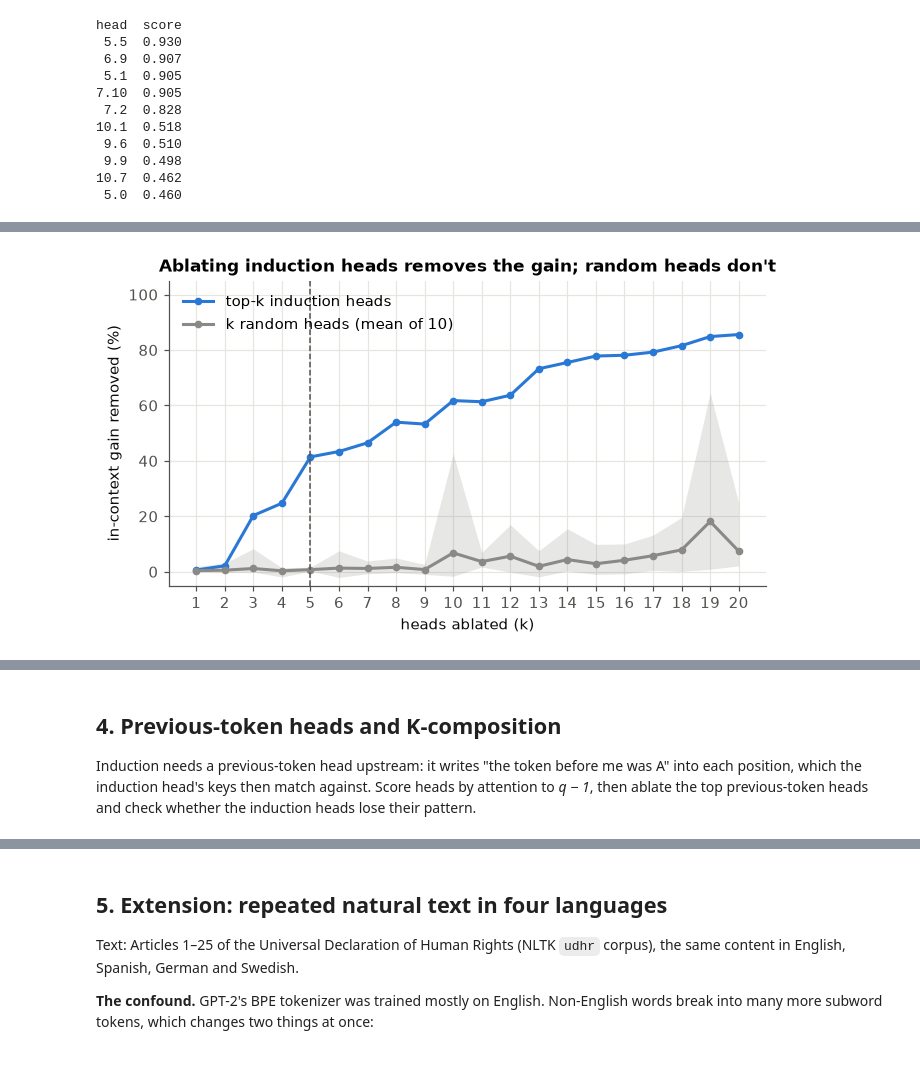
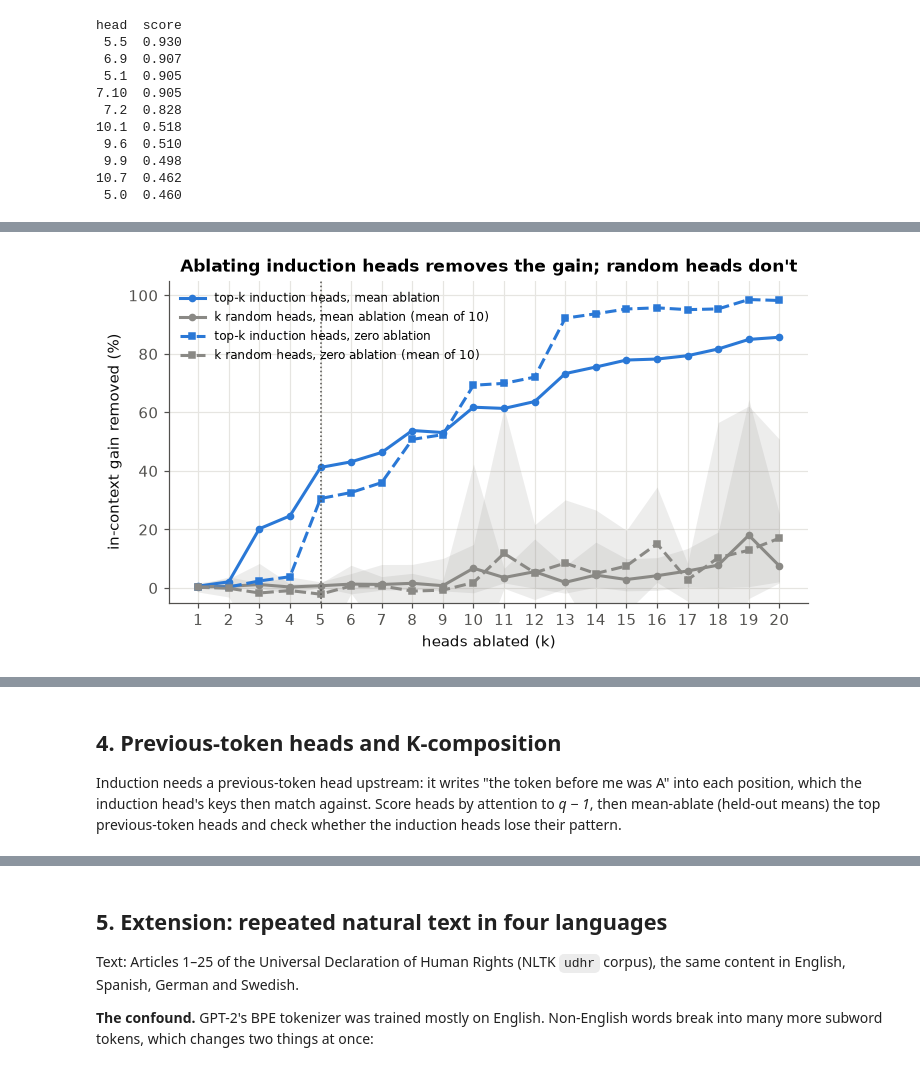
Before and after one commit to jhalcon27/induction-heads-multilingual, a Jupyter notebook: induction_heads.ipynb, the cells around one changed output, grey strips where cells are left out. Saved outputs shown, nothing was run; the diff lists cells and outputs as text; code cells hidden in the pictures.

```diff
--- a/induction_heads.ipynb
+++ b/induction_heads.ipynb
@@ -117,33 +123,61 @@ Control: the same number of randomly chosen heads, excluding the top 20 inductio
 # %%
 rng = np.random.default_rng(SEED)
 ranked = ind.top_heads(rand_scores, 20)
 ks = list(range(1, 21))
-top_removed, rand_removed = [], []
-for k in ks:
-    top_removed.append(ind.gain_removed(rand_clean, ind.ablated_gain(model, rand, L, ranked[:k])))
-    draws = [ind.gain_removed(rand_clean, ind.ablated_gain(model, rand, L, ind.random_heads(model, k, ranked, rng)))
-             for _ in range(N_RANDOM_DRAWS)]
-    rand_removed.append((np.mean(draws), np.min(draws), np.max(draws)))
-rand_removed = np.array(rand_removed)
 
-fig, ax = plt.subplots(figsize=(7, 3.6))
-ax.plot(ks, np.array(top_removed) * 100, color=COLORS["en"], marker="o", ms=4, label="top-k induction heads")
-ax.plot(ks, rand_removed[:, 0] * 100, color=COLORS["random"], marker="o", ms=4, label=f"k random heads (mean of {N_RANDOM_DRAWS})")
-ax.fill_between(ks, rand_removed[:, 1] * 100, rand_removed[:, 2] * 100, color=COLORS["random"], alpha=0.2, lw=0)
-ax.axvline(5, color=MUTED, lw=1, ls="--")
+rand_ref = ind.random_tokens(model, L, BATCH, SEED + 1)   # held-out batch, same distribution
+REF_MEANS = ind.head_means(model, rand_ref)                 # [layer, head, d_head]
+summary["config"]["heldout_seed"] = SEED + 1
+
+def removed(heads, means):
+    """% of the random-token gain removed; mean ablation with `means`, zero ablation if None."""
+    return ind.gain_removed(rand_clean, ind.loss_summary(ind.ablated_loss(model, rand, heads, means), L))
+
+draws = {k: [ind.random_heads(model, k, ranked, rng) for _ in range(N_RANDOM_DRAWS)] for k in ks}
+curves = {}
+for mode, means in [("mean", REF_MEANS), ("zero", None)]:
+    curves[mode] = {
+        "top": np.array([removed(ranked[:k], means) for k in ks]),
+        "random": np.array([[removed(heads, means) for heads in draws[k]] for k in ks]),   # [k, draw]
+    }
+
+fig, ax = plt.subplots(figsize=(7.5, 3.8))
+for mode, ls, marker in [("mean", "-", "o"), ("zero", "--", "s")]:
+    c = curves[mode]
+    ax.plot(ks, c["top"] * 100, color=COLORS["en"], ls=ls, marker=marker, ms=4,
+            label=f"top-k induction heads, {mode} ablation")
+    ax.plot(ks, c["random"].mean(1) * 100, color=COLORS["random"], ls=ls, marker=marker, ms=4,
+            label=f"k random heads, {mode} ablation (mean of {N_RANDOM_DRAWS})")
+    ax.fill_between(ks, c["random"].min(1) * 100, c["random"].max(1) * 100, color=COLORS["random"], alpha=0.15, lw=0)
+ax.axvline(5, color=MUTED, lw=1, ls=":")
 ax.set(xlabel="heads ablated (k)", ylabel="in-context gain removed (%)", ylim=(-5, 105), xticks=ks,
        title="Ablating induction heads removes the gain; random heads don't")
-ax.legend(frameon=False, loc="upper left")
+ax.legend(frameon=False, loc="upper left", fontsize=8)
 fig.savefig(FIG / "3_ablation_curve.png"); plt.show()
 
-single = {f"{l}.{h}": ind.gain_removed(rand_clean, ind.ablated_gain(model, rand, L, [(l, h)])) for l, h in ranked[:6]}
-print("one head at a time (% gain removed):", {k: round(100 * v, 1) for k, v in single.items()})
-print(f"top 5 together: {100 * top_removed[4]:.1f}% · top 10: {100 * top_removed[9]:.1f}% · top 20: {100 * top_removed[19]:.1f}%")
-print(f"5 random heads: {100 * rand_removed[4, 0]:.1f}% (range {100 * rand_removed[4, 1]:.1f}–{100 * rand_removed[4, 2]:.1f})")
+same_means = ind.head_means(model, rand)   # the previous method: means from the evaluated batch itself
+cmp = pd.DataFrame({
+    "mean, same batch (previous method)": [removed(ranked[:k], same_means) for k in (5, 10, 20)],
+    "mean, held-out batch": [curves["mean"]["top"][k - 1] for k in (5, 10, 20)],
+    "zero": [curves["zero"]["top"][k - 1] for k in (5, 10, 20)],
+}, index=["top 5", "top 10", "top 20"]) * 100
+print("% of in-context gain removed:"); print(cmp.round(1).to_string()); print()
+
+single = pd.DataFrame({
+    "mean, held-out": {f"{l}.{h}": removed([(l, h)], REF_MEANS) for l, h in ranked[:6]},
+    "zero": {f"{l}.{h}": removed([(l, h)], None) for l, h in ranked[:6]},
+}) * 100
+print("one head at a time (% gain removed):"); print(single.round(1).to_string()); print()
+for mode in ("mean", "zero"):
+    r = curves[mode]["random"][4] * 100
+    print(f"5 random heads, {mode} ablation: {r.mean():.1f}% (range {r.min():.1f}–{r.max():.1f})")
+
 summary["ablation_random_tokens"] = {
-    "top_k_removed": dict(zip(ks, top_removed)),
-    "random_k_removed_mean": dict(zip(ks, rand_removed[:, 0].tolist())),
-    "single_head_removed": single,
+    mode: {"top_k_removed": dict(zip(ks, curves[mode]["top"].tolist())),
+           "random_k_removed_mean": dict(zip(ks, curves[mode]["random"].mean(1).tolist()))}
+    for mode in curves
 }
+summary["ablation_random_tokens"]["same_batch_mean_previous_method"] = cmp.iloc[:, 0].to_dict()
+summary["ablation_random_tokens"]["single_head_removed"] = single.to_dict()
 # %% [output]
-[figure, old version]
+[figure, new version]
@@ -154,7 +202,7 @@ top 5 together: 41.4% · top 10: 61.8% · top 20: 85.6%
 ## 4. Previous-token heads and K-composition
 
 Induction needs a previous-token head upstream: it writes "the token before me was A" into each position,
-which the induction head's keys then match against. Score heads by attention to *q − 1*, then ablate the top
+which the induction head's keys then match against. Score heads by attention to *q − 1*, then mean-ablate (held-out means) the top
 previous-token heads and check whether the induction heads lose their pattern.
 # %%
 prev_scores = ind.prev_token_scores(rand_patterns)
```
Also changed, not shown: parts of 5 cells of this notebook, 4 other files.
